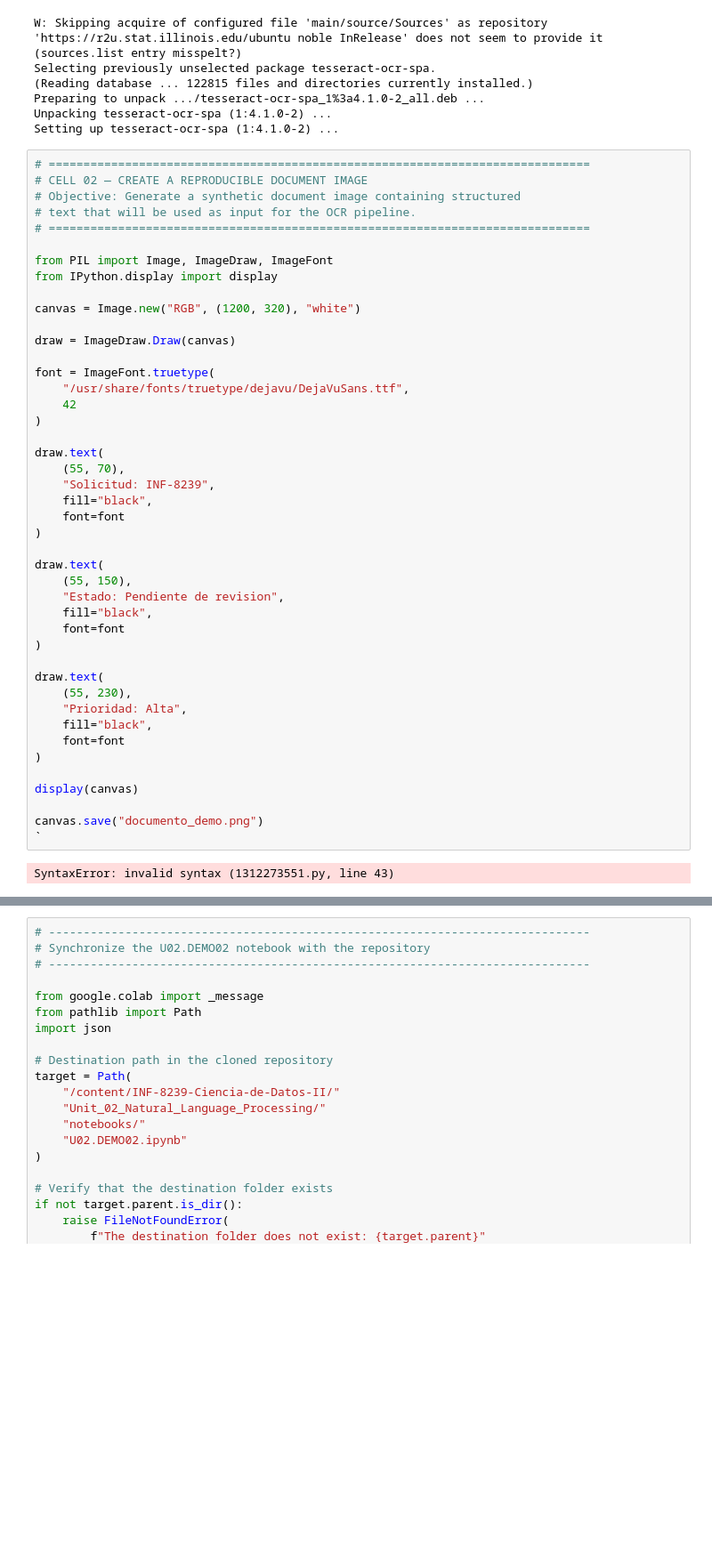
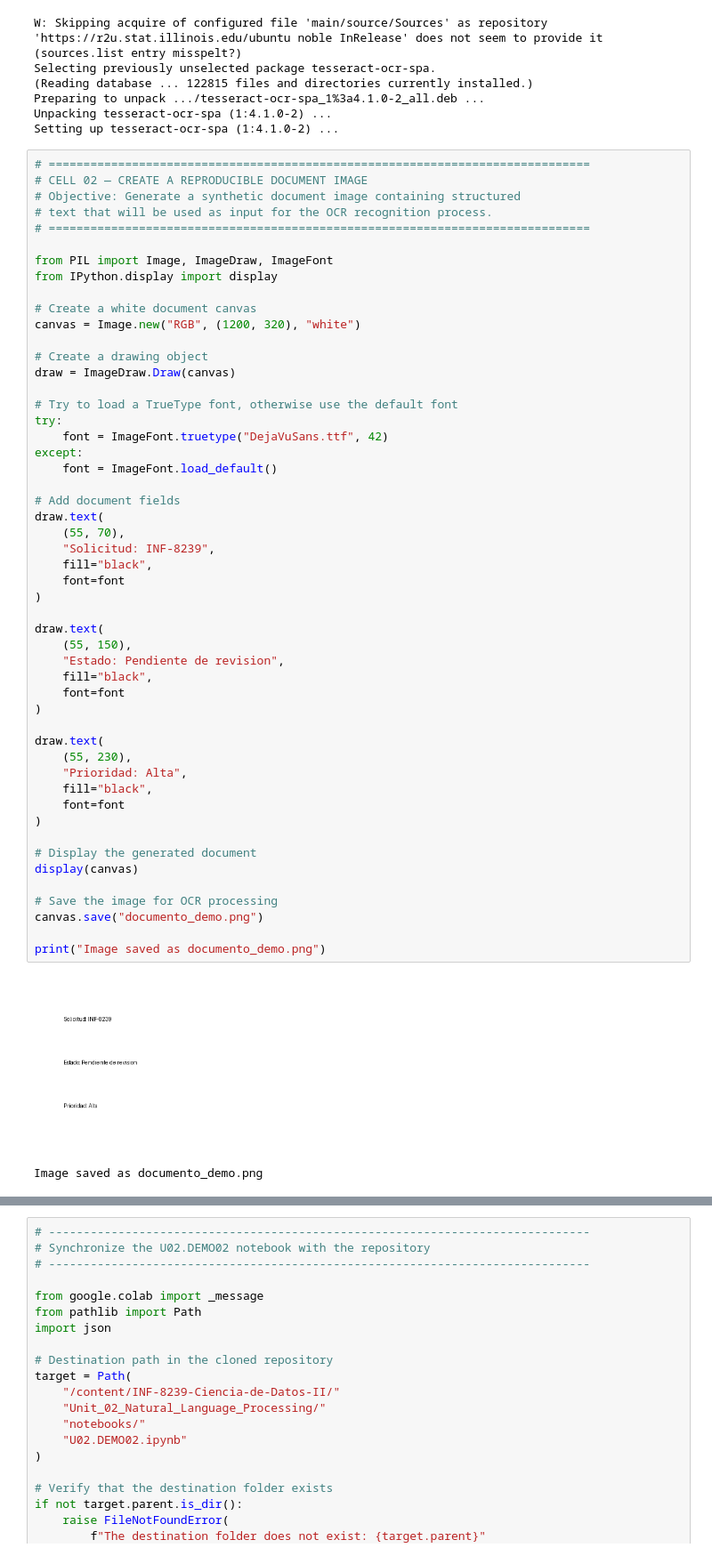
Before and after one commit to pascual-francisco/INF-8239-Ciencia-de-Datos-II, a Jupyter notebook: Unit_02_Natural_Language_Processing/notebooks/U02.DEMO02.ipynb, the cells around one changed output, grey strips where cells are left out. Shown at 89% size. Saved outputs shown, nothing was run; the diff lists cells and outputs as text; blank space fills up the shorter version.

```diff
--- a/Unit_02_Natural_Language_Processing/notebooks/U02.DEMO02.ipynb
+++ b/Unit_02_Natural_Language_Processing/notebooks/U02.DEMO02.ipynb
@@ -171,45 +171,53 @@ Setting up tesseract-ocr-spa (1:4.1.0-2) ...
 # ==============================================================================
 # CELL 02 — CREATE A REPRODUCIBLE DOCUMENT IMAGE
 # Objective: Generate a synthetic document image containing structured
-# text that will be used as input for the OCR pipeline.
+# text that will be used as input for the OCR recognition process.
 # ==============================================================================
 
 from PIL import Image, ImageDraw, ImageFont
 from IPython.display import display
 
+# Create a white document canvas
 canvas = Image.new("RGB", (1200, 320), "white")
 
+# Create a drawing object
 draw = ImageDraw.Draw(canvas)
 
-font = ImageFont.truetype(
-    "/usr/share/fonts/truetype/dejavu/DejaVuSans.ttf",
-    42
-)
+# Try to load a TrueType font, otherwise use the default font
+try:
+    font = ImageFont.truetype("DejaVuSans.ttf", 42)
+except:
+    font = ImageFont.load_default()
 
+# Add document fields
 draw.text(
     (55, 70),
     "Solicitud: INF-8239",
     fill="black",
     font=font
 )
 
 draw.text(
     (55, 150),
     "Estado: Pendiente de revision",
     fill="black",
     font=font
 )
 
 draw.text(
     (55, 230),
     "Prioridad: Alta",
     fill="black",
     font=font
 )
 
+# Display the generated document
 display(canvas)
 
+# Save the image for OCR processing
 canvas.save("documento_demo.png")
-`
+
+print("Image saved as documento_demo.png")
 # %% [output]
+[figure, added]
-SyntaxError: invalid syntax (1312273551.py, line 43)
+Image saved as documento_demo.png
```
Also changed, not shown: parts of 4 cells of this notebook, 2 other files.
